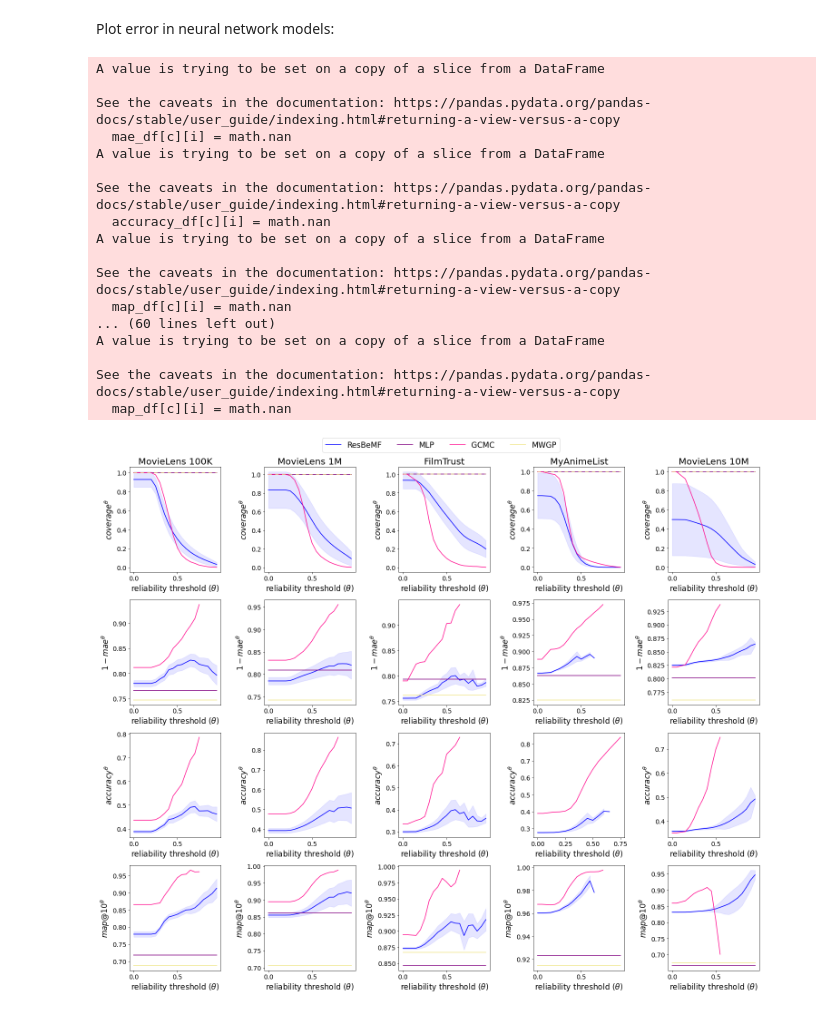
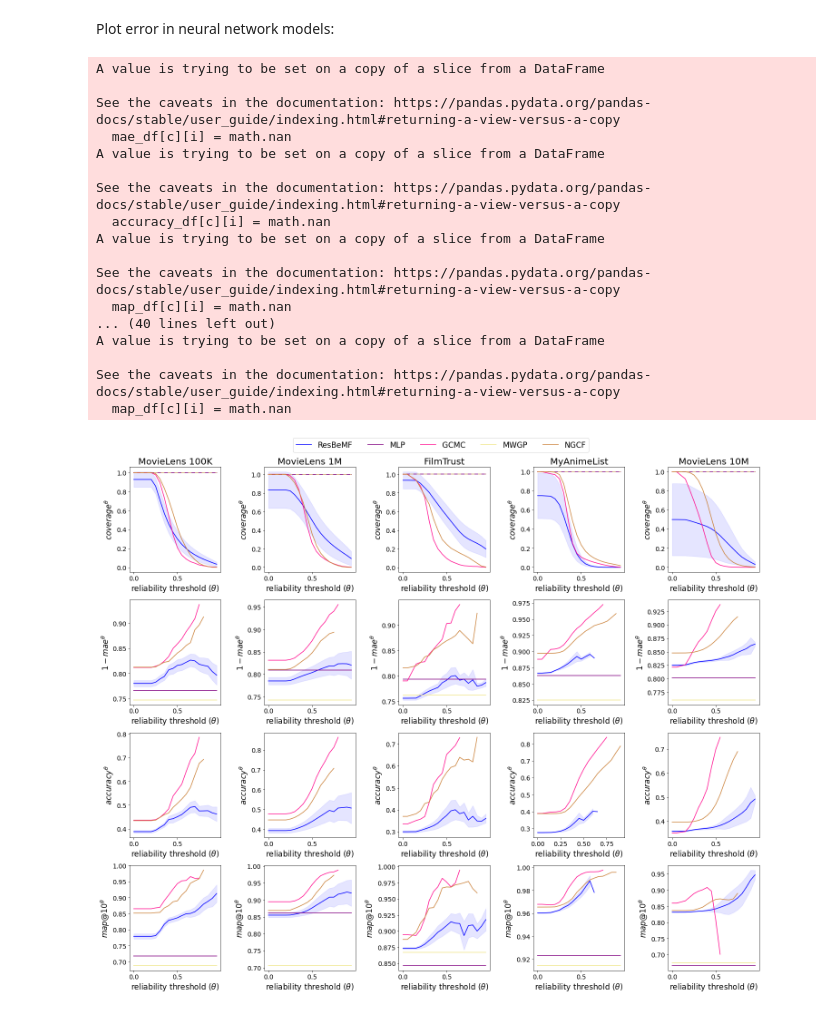
Before and after one commit to KNODIS-Research-Group/resbemf, a Jupyter notebook: figs generator.ipynb, the cells around one changed output. Drawn from its saved outputs; the diff is of its cells as text; code cells hidden in the pictures.

Commit message:
Added NGCF as baseline to address a reviewer request

```diff
--- a/figs generator.ipynb
+++ b/figs generator.ipynb
@@ -345,6 +347,7 @@ def plot_nn_test_error(dataset, title, axs, column):
 
     axs[0, column].plot(coverage_df['reliability'], coverage_df['MWGP'], c='khaki', ls=(0,(5,5)))
 
+    ngcf_line, = axs[0, column].plot(coverage_df['reliability'], coverage_df['NGCF'], c='peru')
 
     # plot mae
 
@@ -363,6 +366,8 @@ def plot_nn_test_error(dataset, title, axs, column):
 
     mwgp_line, = axs[1, column].plot(mae_df['reliability'], mae_df['MWGP'], c='khaki')
 
+    axs[1, column].plot(mae_df['reliability'], mae_df['NGCF'], c='peru')
+
 
     # plot accuracy
 
@@ -376,6 +381,8 @@ def plot_nn_test_error(dataset, title, axs, column):
     axs[2, column].plot(accuracy_df['reliability'], resbemf_accuracy_stats[:,1], c='blue')
 
     axs[2, column].plot(accuracy_df['reliability'], accuracy_df['GCMC'], c='deeppink')
+
+    axs[2, column].plot(accuracy_df['reliability'], accuracy_df['NGCF'], c='peru')
 
 
     # plot map
@@ -395,8 +402,9 @@ def plot_nn_test_error(dataset, title, axs, column):
 
     axs[3, column].plot(map_df['reliability'], map_df['MWGP'], c='khaki')
 
+    axs[3, column].plot(map_df['reliability'], map_df['NGCF'], c='peru')
 
-    return [resbemf_line, mlp_line, gcmc_line, mwgp_line]
+    return [resbemf_line, mlp_line, gcmc_line, mwgp_line, ngcf_line]
 
 # create plot
 
@@ -408,33 +416,33 @@ fig.tight_layout(h_pad=4, w_pad=6.5)
 lines = plot_nn_test_error('ml100k', 'MovieLens 100K', axs, 0)
 plot_nn_test_error('ml1m', 'MovieLens 1M', axs, 1)
 plot_nn_test_error('ft', 'FilmTrust', axs, 2)
 plot_nn_test_error('anime', 'MyAnimeList', axs, 3)
 plot_nn_test_error('ml10m', 'MovieLens 10M', axs, 4)
 
 # plot legend
 
-labels = ['ResBeMF', 'MLP', 'GCMC', 'MWGP']
+labels = ['ResBeMF', 'MLP', 'GCMC', 'MWGP', 'NGCF']
 plt.figlegend(lines, labels, loc='upper center', ncol=len(labels), bbox_to_anchor=(0.5, 1.05), fontsize=17)
 
 # export plot
 
 plt.savefig('./figs/nn-test-error.png', dpi=300, bbox_inches='tight')
 # %% [output]
 A value is trying to be set on a copy of a slice from a DataFrame
 
 See the caveats in the documentation: https://pandas.pydata.org/pandas-docs/stable/user_guide/indexing.html#returning-a-view-versus-a-copy
   mae_df[c][i] = math.nan
 A value is trying to be set on a copy of a slice from a DataFrame
 
 See the caveats in the documentation: https://pandas.pydata.org/pandas-docs/stable/user_guide/indexing.html#returning-a-view-versus-a-copy
   accuracy_df[c][i] = math.nan
 A value is trying to be set on a copy of a slice from a DataFrame
 
 See the caveats in the documentation: https://pandas.pydata.org/pandas-docs/stable/user_guide/indexing.html#returning-a-view-versus-a-copy
   map_df[c][i] = math.nan
-... (60 lines left out)
+... (40 lines left out)
 A value is trying to be set on a copy of a slice from a DataFrame
 
 See the caveats in the documentation: https://pandas.pydata.org/pandas-docs/stable/user_guide/indexing.html#returning-a-view-versus-a-copy
   map_df[c][i] = math.nan
-[figure, old version]
+[figure, new version]
```
Also changed, not shown: parts of 2 cells of this notebook, 40 other files.
